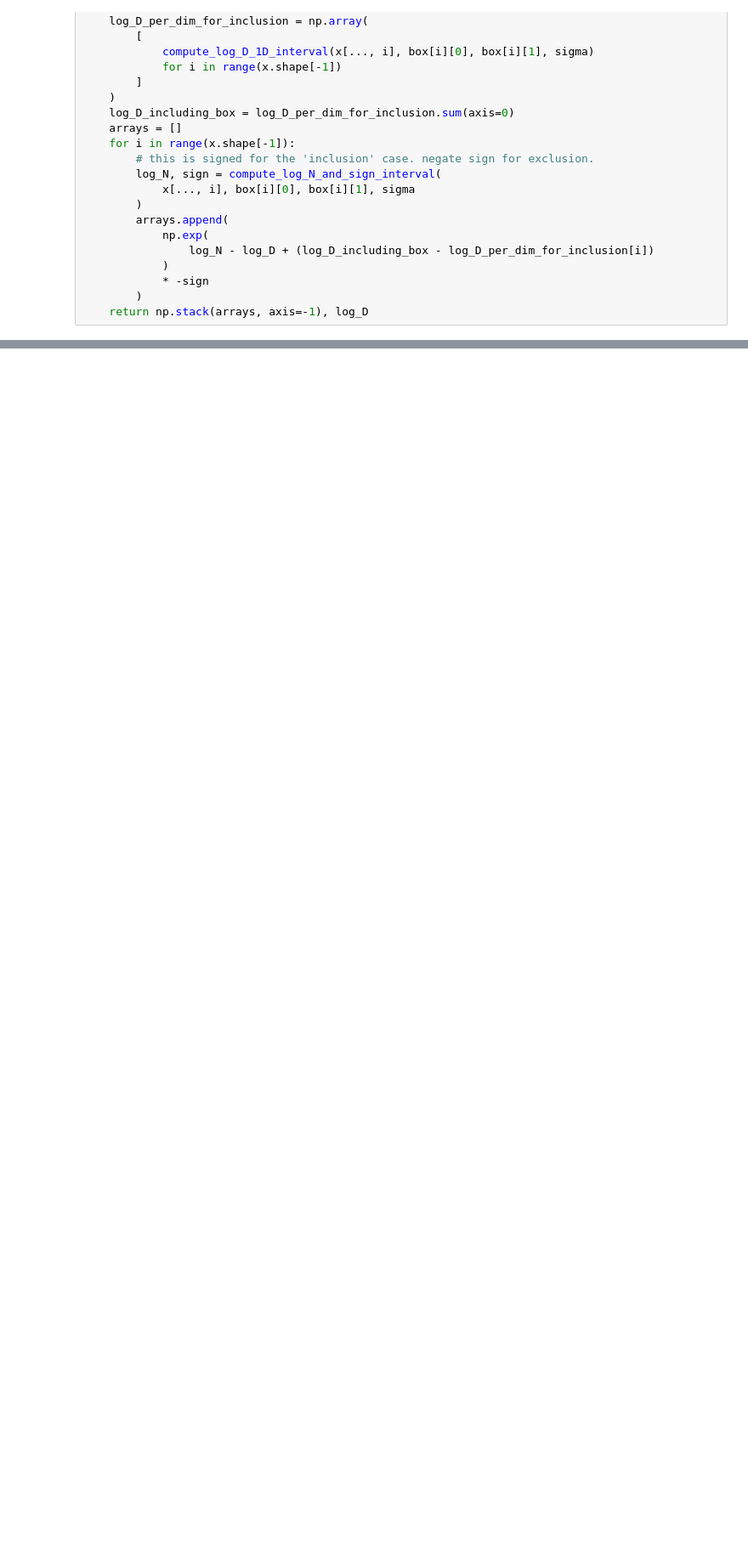
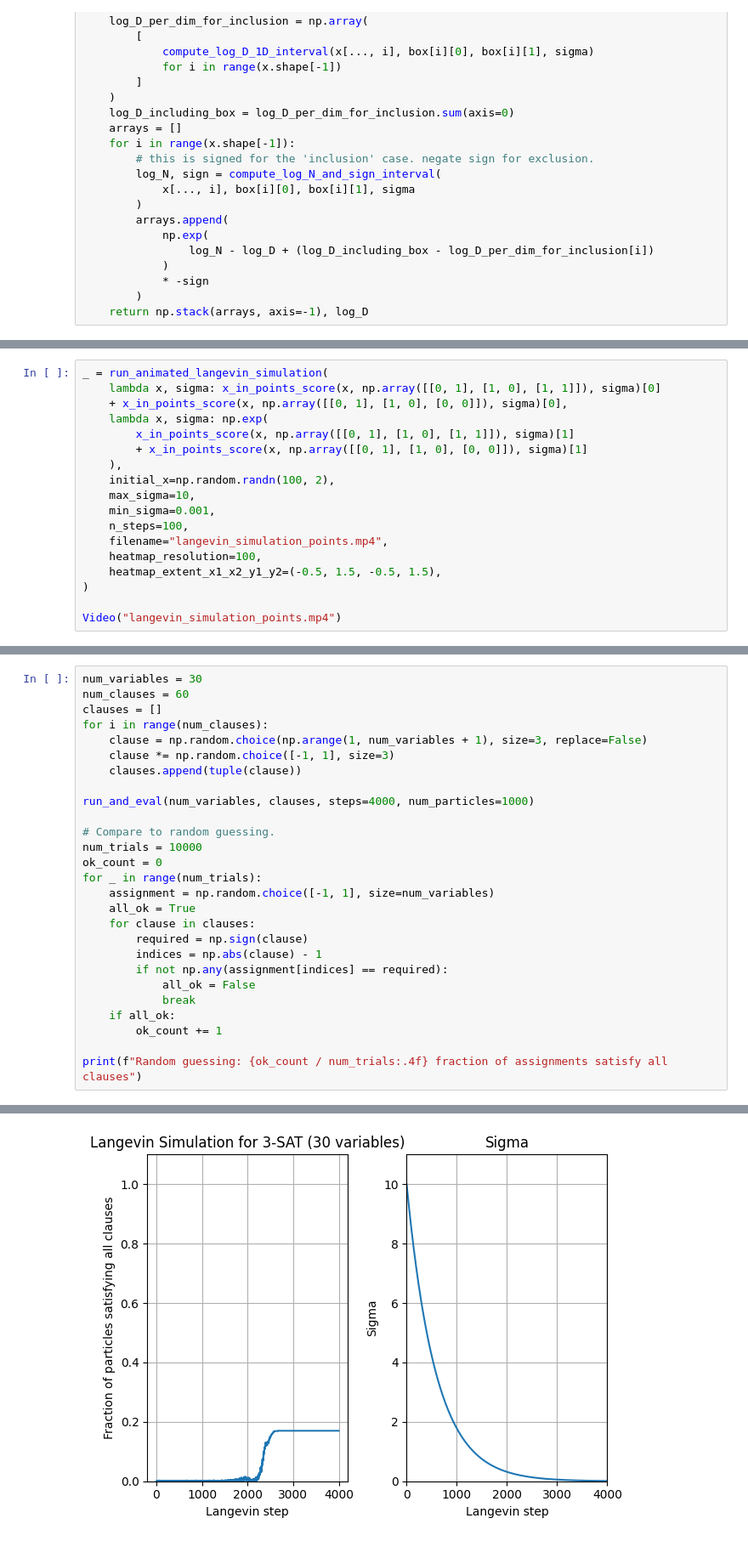
Before and after one commit to myfatemi04/constraint-guidance, a Jupyter notebook: notebooks/general_constrained_sampling.ipynb, the cells around one changed output, grey strips where cells are left out. Shown at 85% size. Cells and saved outputs as stored; diff of their text form; blank space fills up the shorter version.

```diff
--- a/notebooks/general_constrained_sampling.ipynb
+++ b/notebooks/general_constrained_sampling.ipynb
@@ -1057,0 +1401,18 @@ It is true that there are local minima in the resulting score function or energy
+# %%
+_ = run_animated_langevin_simulation(
+    lambda x, sigma: x_in_points_score(x, np.array([[0, 1], [1, 0], [1, 1]]), sigma)[0]
+    + x_in_points_score(x, np.array([[0, 1], [1, 0], [0, 0]]), sigma)[0],
+    lambda x, sigma: np.exp(
+        x_in_points_score(x, np.array([[0, 1], [1, 0], [1, 1]]), sigma)[1]
+        + x_in_points_score(x, np.array([[0, 1], [1, 0], [0, 0]]), sigma)[1]
+    ),
+    initial_x=np.random.randn(100, 2),
+    max_sigma=10,
+    min_sigma=0.001,
+    n_steps=100,
+    filename="langevin_simulation_points.mp4",
+    heatmap_resolution=100,
+    heatmap_extent_x1_x2_y1_y2=(-0.5, 1.5, -0.5, 1.5),
+)
+
+Video("langevin_simulation_points.mp4")
@@ -1057,0 +1544,28 @@ It is true that there are local minima in the resulting score function or energy
+# %%
+num_variables = 30
+num_clauses = 60
+clauses = []
+for i in range(num_clauses):
+    clause = np.random.choice(np.arange(1, num_variables + 1), size=3, replace=False)
+    clause *= np.random.choice([-1, 1], size=3)
+    clauses.append(tuple(clause))
+
+run_and_eval(num_variables, clauses, steps=4000, num_particles=1000)
+
+# Compare to random guessing.
+num_trials = 10000
+ok_count = 0
+for _ in range(num_trials):
+    assignment = np.random.choice([-1, 1], size=num_variables)
+    all_ok = True
+    for clause in clauses:
+        required = np.sign(clause)
+        indices = np.abs(clause) - 1
+        if not np.any(assignment[indices] == required):
+            all_ok = False
+            break
+    if all_ok:
+        ok_count += 1
+
+print(f"Random guessing: {ok_count / num_trials:.4f} fraction of assignments satisfy all clauses")
+# %% [output]
@@ -1057,0 +1589 @@ It is true that there are local minima in the resulting score function or energy
+[figure, added]
```
Also changed, not shown: parts of 30 cells of this notebook.
